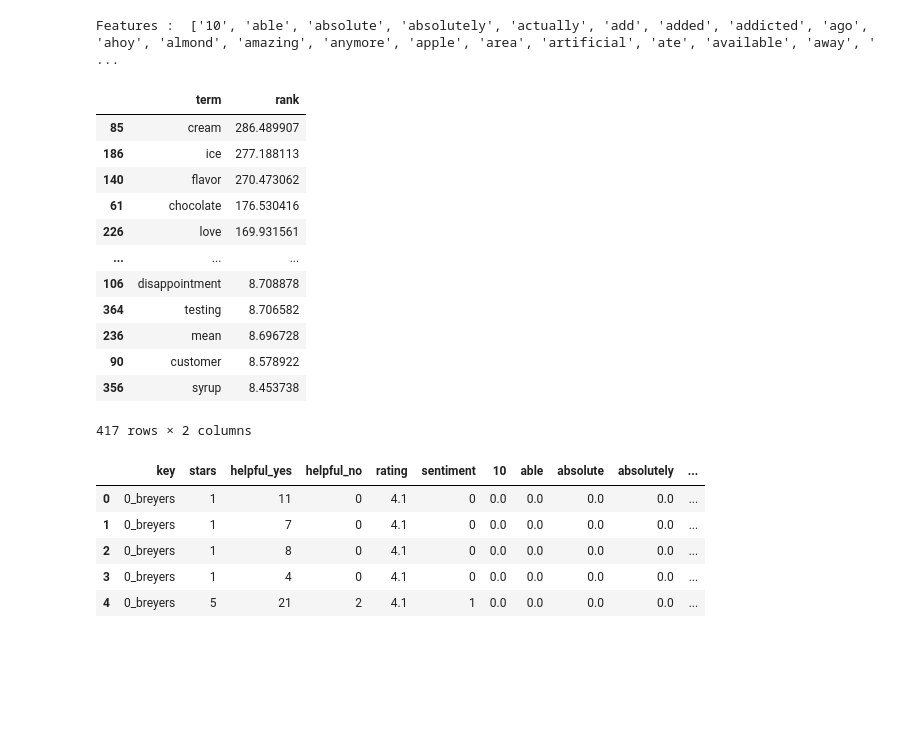
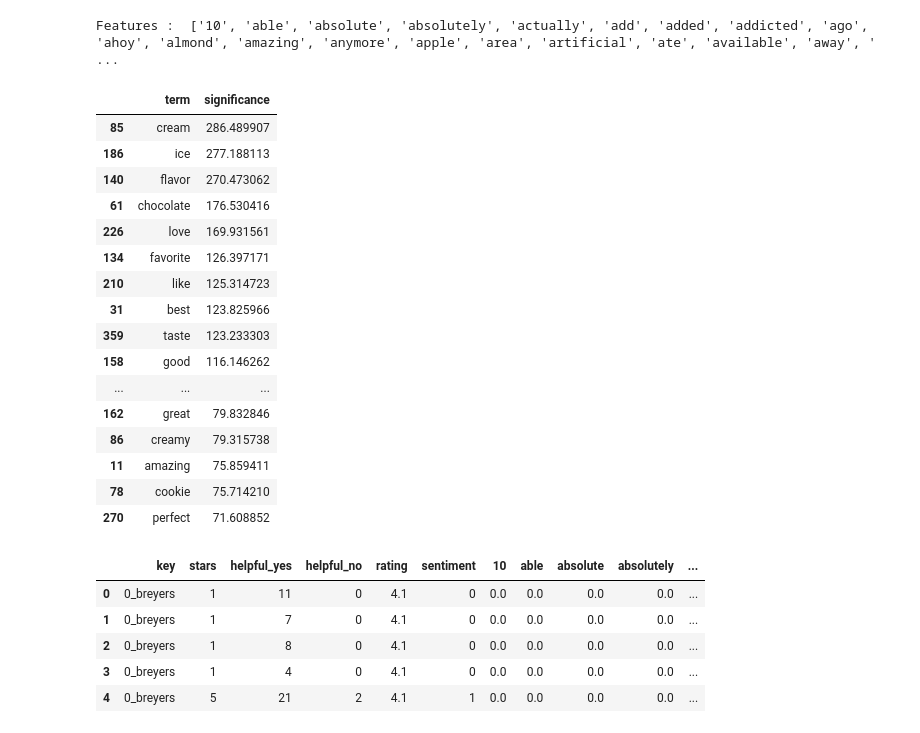
Before and after one commit to MaxThors/UW_final_project, a Jupyter notebook: nlp_feature_extraction_vectorizing.ipynb, the cells around one changed output. Drawn from its saved outputs; the diff is of its cells as text; code cells hidden in the pictures; blank space fills up the shorter version.

```diff
--- a/nlp_feature_extraction_vectorizing.ipynb
+++ b/nlp_feature_extraction_vectorizing.ipynb
@@ -407,34 +440,41 @@ print ('\nFeatures : ', tdif_bagOfWords_df.columns.tolist())
 # %% [output]
 Features :  ['10', 'able', 'absolute', 'absolutely', 'actually', 'add', 'added', 'addicted', 'ago', 'ahoy', 'almond', 'amazing', 'anymore', 'apple', 'area', 'artificial', 'ate', 'available', 'away', ' ...
 # %%
+# Rank top 20 terms from TFID in order of signifigance score
+# https://stackoverflow.com/questions/45805493/sorting-tfidfvectorizer-output-by-tf-idf-lowest-to-highest-and-vice-versa
+
 terms = tfidf.get_feature_names()
 
 # sum tfidf frequency of each term through documents
 sums = xtfidf.sum(axis=0)
 
 # connecting term to its sums frequency
 data = []
 for col, term in enumerate(terms):
     data.append( (term, sums[0,col] ))
 
-ranking = pd.DataFrame(data, columns=['term','rank'])
-term_rank = ranking.sort_values('rank', ascending=False)
+ranking = pd.DataFrame(data, columns=['term','significance'])
+term_rank = ranking.sort_values('significance', ascending=False)
 
-term_rank
+term_rank[:20]
 # %% [output]
-|  | term | rank |
+|  | term | significance |
 | 85 | cream | 286.489907 |
 | 186 | ice | 277.188113 |
 | 140 | flavor | 270.473062 |
 | 61 | chocolate | 176.530416 |
 | 226 | love | 169.931561 |
+| 134 | favorite | 126.397171 |
+| 210 | like | 125.314723 |
+| 31 | best | 123.825966 |
+| 359 | taste | 123.233303 |
+| 158 | good | 116.146262 |
 | ... | ... | ... |
-| 106 | disappointment | 8.708878 |
-| 364 | testing | 8.706582 |
-| 236 | mean | 8.696728 |
-| 90 | customer | 8.578922 |
-| 356 | syrup | 8.453738 |
+| 162 | great | 79.832846 |
+| 86 | creamy | 79.315738 |
+| 11 | amazing | 75.859411 |
+| 78 | cookie | 75.714210 |
+| 270 | perfect | 71.608852 |
-417 rows × 2 columns
 # %%
 # Merge tfidf features and drop the originals
 
```
Also changed, not shown: parts of 8 cells of this notebook.
